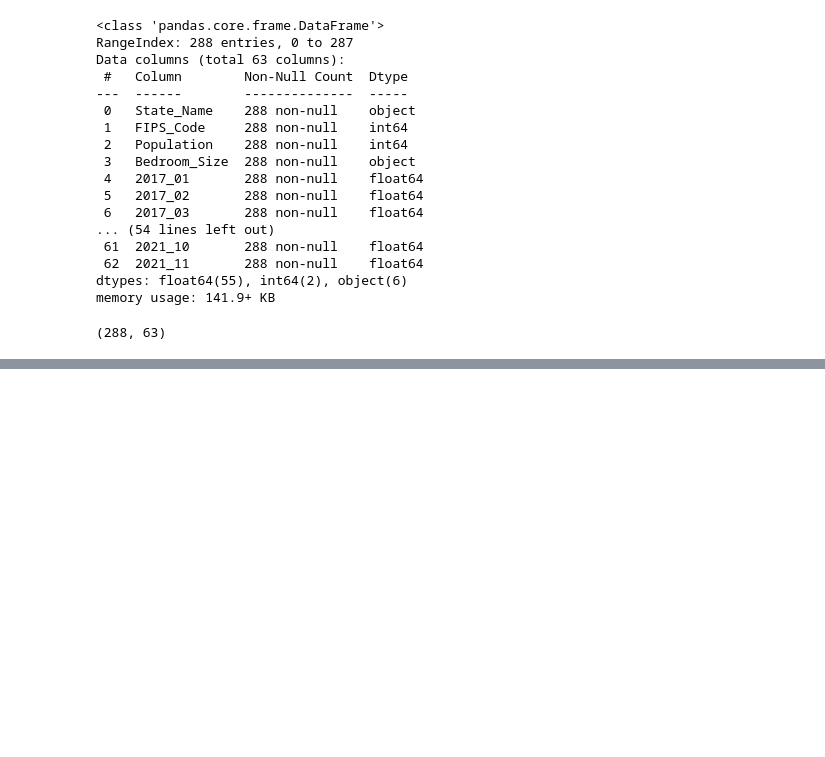
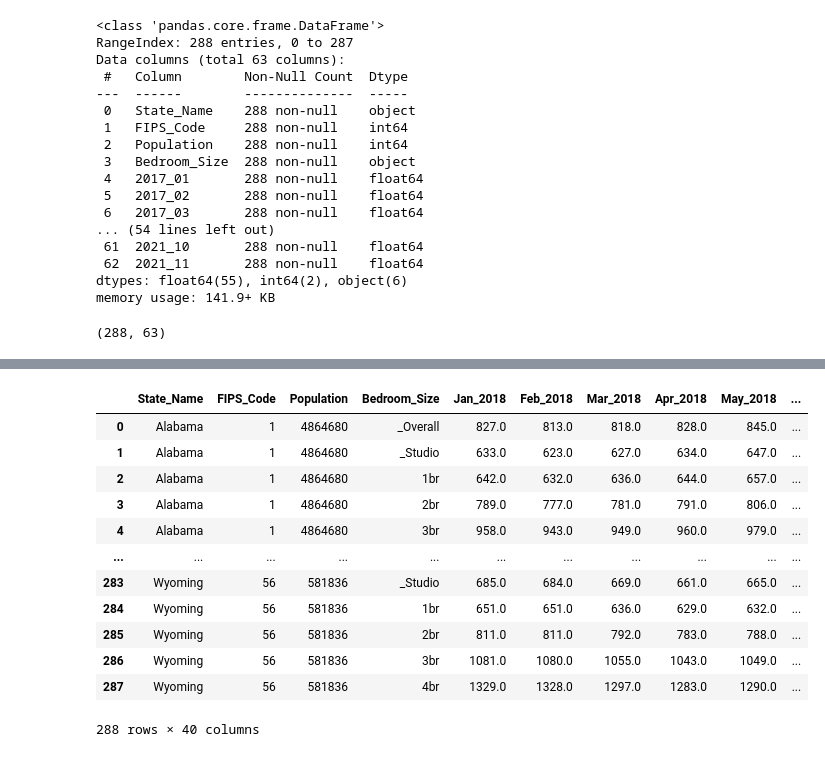
Before and after one commit to leasleydru/What-is-a-living-wage, a Jupyter notebook: notebooks/apartment_rent.ipynb, the cells around one changed output, grey strips where cells are left out. Saved outputs shown, nothing was run; the diff lists cells and outputs as text; code cells hidden in the pictures; blank space fills up the shorter version.

```diff
--- a/notebooks/apartment_rent.ipynb
+++ b/notebooks/apartment_rent.ipynb
@@ -227,0 +141,16 @@ rent2.head()
+# %%
+rent_new
+# %% [output]
+|  | State_Name | FIPS_Code | Population | Bedroom_Size | Jan_2018 | Feb_2018 | Mar_2018 | Apr_2018 | May_2018 | ... |
+| 0 | Alabama | 1 | 4864680 | _Overall | 827.0 | 813.0 | 818.0 | 828.0 | 845.0 | ... |
+| 1 | Alabama | 1 | 4864680 | _Studio | 633.0 | 623.0 | 627.0 | 634.0 | 647.0 | ... |
+| 2 | Alabama | 1 | 4864680 | 1br | 642.0 | 632.0 | 636.0 | 644.0 | 657.0 | ... |
+| 3 | Alabama | 1 | 4864680 | 2br | 789.0 | 777.0 | 781.0 | 791.0 | 806.0 | ... |
+| 4 | Alabama | 1 | 4864680 | 3br | 958.0 | 943.0 | 949.0 | 960.0 | 979.0 | ... |
+| ... | ... | ... | ... | ... | ... | ... | ... | ... | ... | ... |
+| 283 | Wyoming | 56 | 581836 | _Studio | 685.0 | 684.0 | 669.0 | 661.0 | 665.0 | ... |
+| 284 | Wyoming | 56 | 581836 | 1br | 651.0 | 651.0 | 636.0 | 629.0 | 632.0 | ... |
+| 285 | Wyoming | 56 | 581836 | 2br | 811.0 | 811.0 | 792.0 | 783.0 | 788.0 | ... |
+| 286 | Wyoming | 56 | 581836 | 3br | 1081.0 | 1080.0 | 1055.0 | 1043.0 | 1049.0 | ... |
+| 287 | Wyoming | 56 | 581836 | 4br | 1329.0 | 1328.0 | 1297.0 | 1283.0 | 1290.0 | ... |
+288 rows × 40 columns
```
Also changed, not shown: parts of 15 cells of this notebook.
